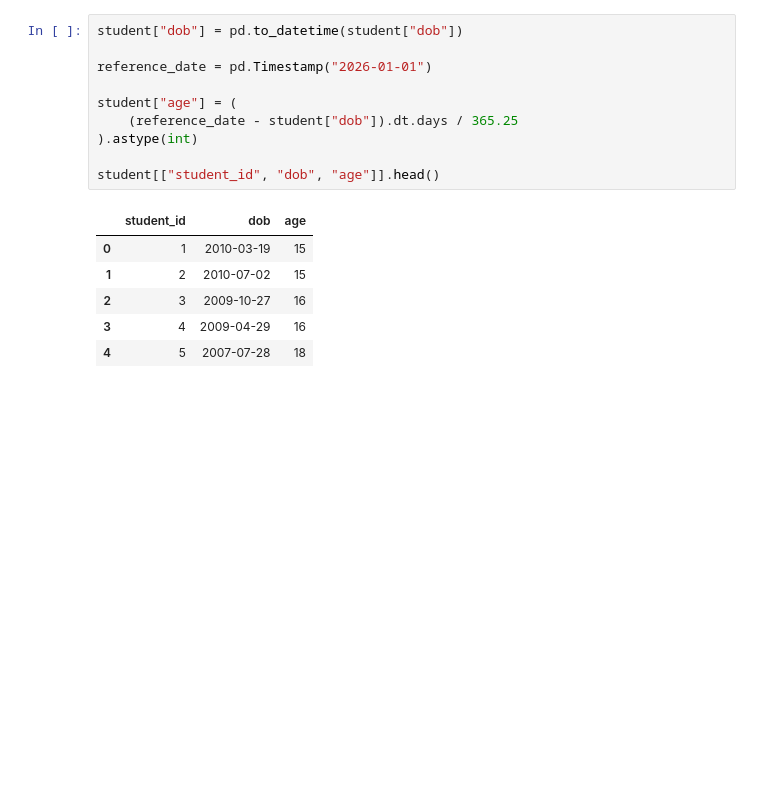
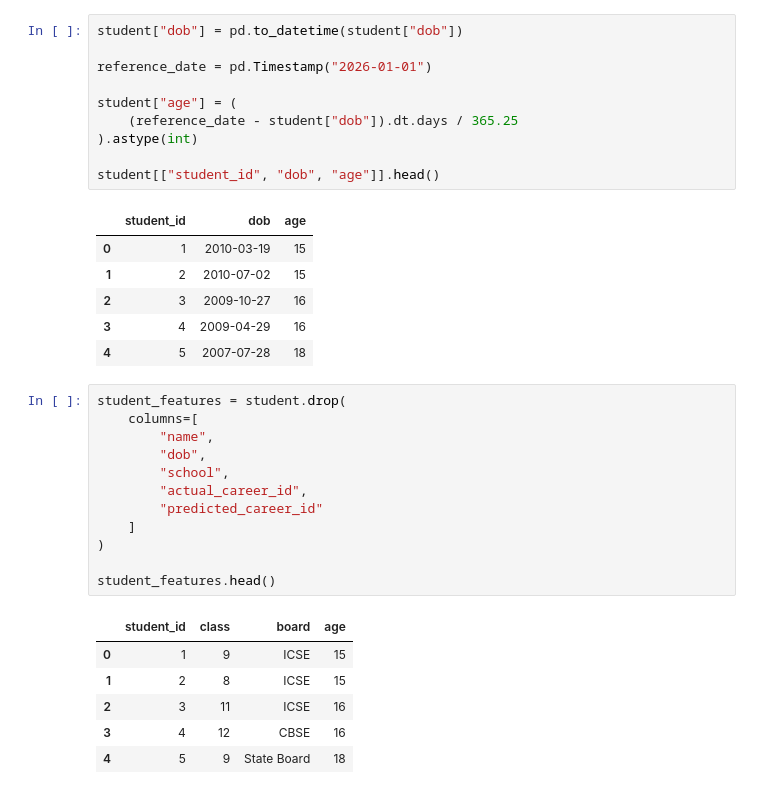
Before and after one commit to PrasastiBaitharu/ybi_foundation, a Jupyter notebook: YBI_45_DAY_INTERNSHIP.ipynb, the cells around one changed output. Drawn from its saved outputs; the diff is of its cells as text; blank space fills up the shorter version.

```diff
--- a/YBI_45_DAY_INTERNSHIP.ipynb
+++ b/YBI_45_DAY_INTERNSHIP.ipynb
@@ -387,3 +387,22 @@ student[["student_id", "dob", "age"]].head()
 | 2 | 3 | 2009-10-27 | 16 |
 | 3 | 4 | 2009-04-29 | 16 |
 | 4 | 5 | 2007-07-28 | 18 |
+# %%
+student_features = student.drop(
+    columns=[
+        "name",
+        "dob",
+        "school",
+        "actual_career_id",
+        "predicted_career_id"
+    ]
+)
+
+student_features.head()
+# %% [output]
+|  | student_id | class | board | age |
+| 0 | 1 | 9 | ICSE | 15 |
+| 1 | 2 | 8 | ICSE | 15 |
+| 2 | 3 | 11 | ICSE | 16 |
+| 3 | 4 | 12 | CBSE | 16 |
+| 4 | 5 | 9 | State Board | 18 |
```
Also changed, not shown: parts of 1 cell of this notebook.
